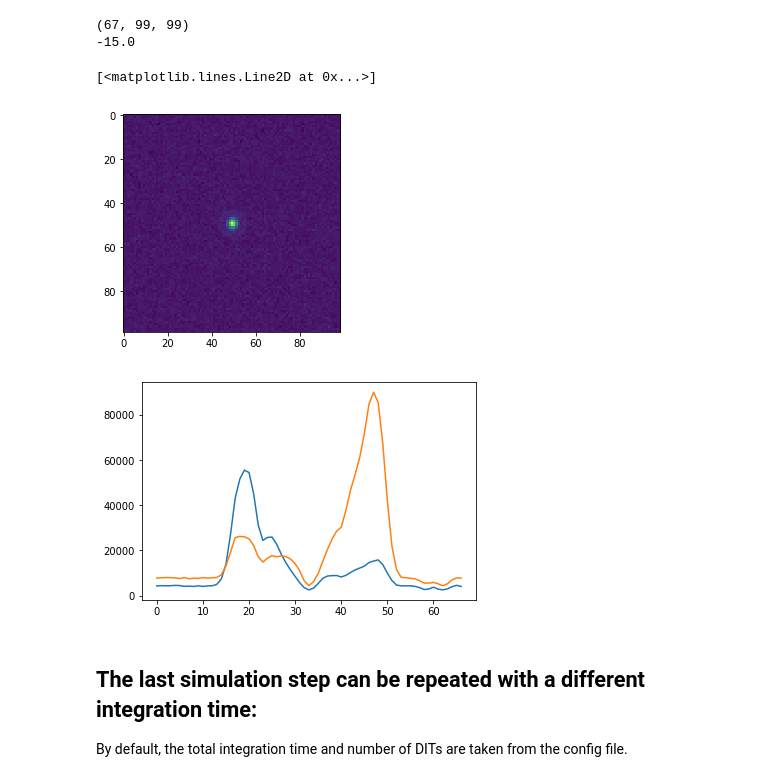
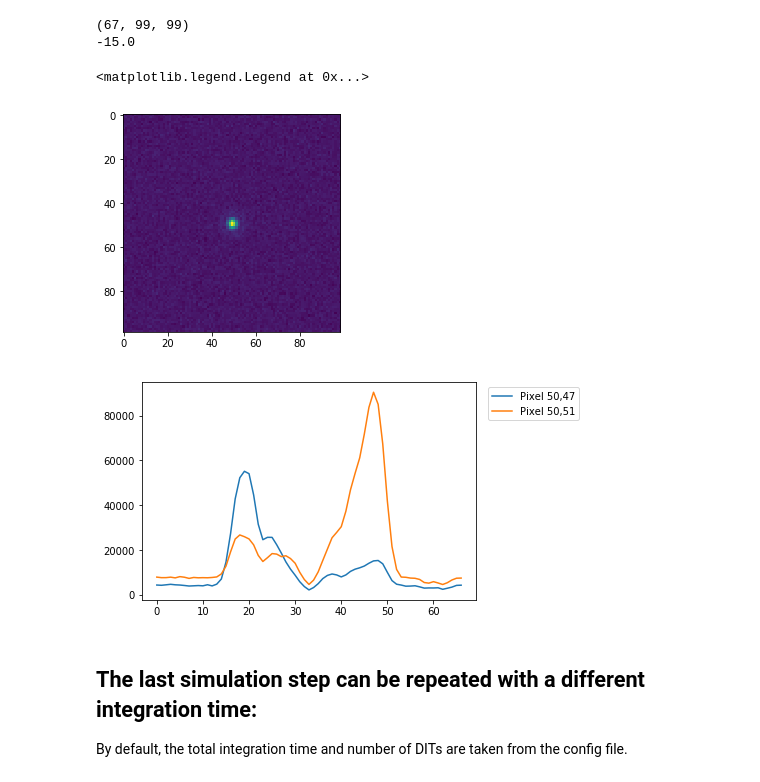
Before and after one commit to astronomyk/SimMETIS, a Jupyter notebook: notebooks/SimMETIS_LMS.ipynb, the cells around one changed output. Drawn from its saved outputs; the diff is of its cells as text; code cells hidden in the pictures.

Commit message:
Axis labels in plots and various other improvements

```diff
--- a/notebooks/SimMETIS_LMS.ipynb
+++ b/notebooks/SimMETIS_LMS.ipynb
@@ -14,7 +14,7 @@ Populating the interactive namespace from numpy and matplotlib
 Adjust the paths to point to the files on your system.
 Also make sure that the config file contains the correct SIM_DATA_DIR.
 # %%
-lms = sm.spectro.LMS("../../LMSsim/LINE_3D_013.fits", "metis_spectro_LMS.config")
+lms = sim.spectro.LMS("../../LMSsim/LINE_3D_013.fits", "metis_spectro_LMS.config")
 # %% [output]
 ============================================
 Source file  ../../LMSsim/LINE_3D_013.fits
@@ -104,14 +105,15 @@ print(result.header['HIERARCH SCOPE_TEMPERATURE'])
 # %%
 plt.figure()
 plt.imshow(cube[33,:,:])
 
 plt.figure()
-plt.plot(cube[:,50,47])
-plt.plot(cube[:,50,51])
+plt.plot(cube[:,50,47], label="Pixel 50,47")
+plt.plot(cube[:,50,51], label="Pixel 50,51")
+plt.legend(loc='upper left', bbox_to_anchor=(1.02, 1.0))
 # %% [output]
-[<matplotlib.lines.Line2D at 0x...>]
+<matplotlib.legend.Legend at 0x...>
 [figure]
-[figure, old version]
+[figure, new version]
 # %% [markdown]
 ## The last simulation step can be repeated with a different integration time:
 By default, the total integration time and number of DITs are taken from the config file.
```
Also changed, not shown: parts of 3 cells of this notebook, 1 other file.
